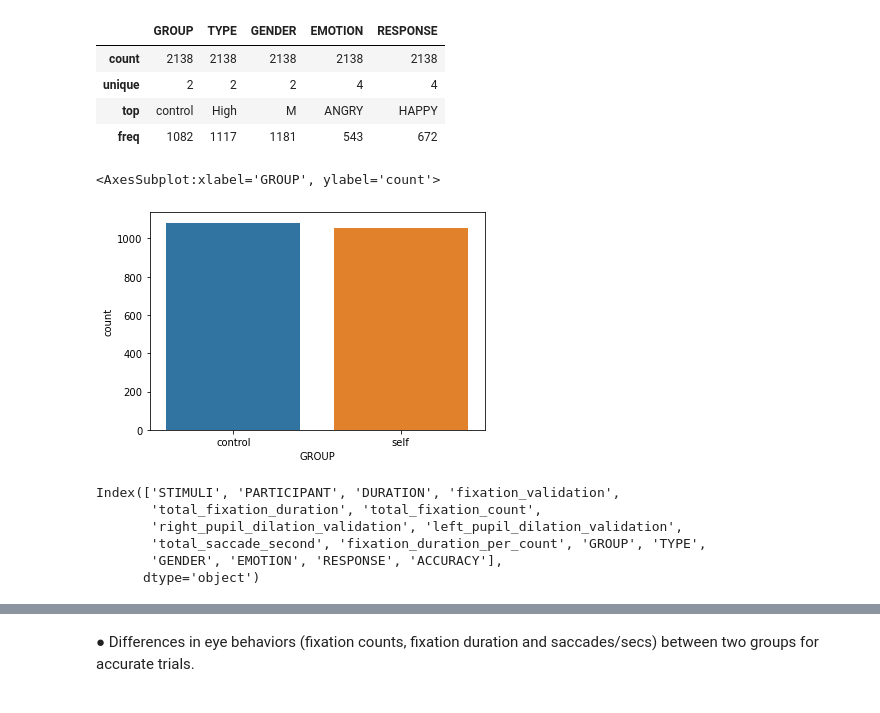
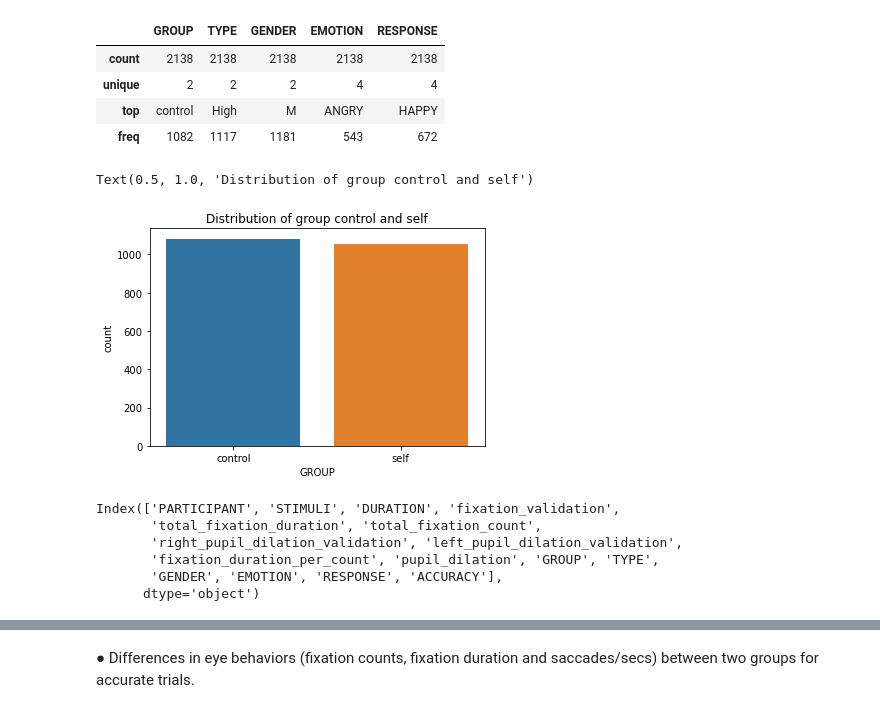
Before and after one commit to EgemenOnatAtam/eye_tracking_data_project, a Jupyter notebook: Eye Tracking Data Analysis Project.ipynb, the cells around one changed output, grey strips where cells are left out. Drawn from its saved outputs; the diff is of its cells as text; code cells hidden in the pictures.

```diff
--- a/Eye Tracking Data Analysis Project.ipynb
+++ b/Eye Tracking Data Analysis Project.ipynb
@@ -529,2 +519,2 @@ df_tam.to_pickle("statistics.pkl")
 # %%
-df_tam = pd.read_pickle("statistics.pkl")
+df_tam_ = pd.read_pickle("statistics.pkl")
@@ -545,17 +562,18 @@ df_tam.select_dtypes("object").describe()
 | top | control | High | M | ANGRY | HAPPY |
 | freq | 1082 | 1117 | 1181 | 543 | 672 |
 # %%
-sns.countplot(x="GROUP",data=df_tam)
+sns.countplot(x="GROUP",data=df_tam_)
+plt.title("Distribution of group control and self")
 # %% [output]
-<AxesSubplot:xlabel='GROUP', ylabel='count'>
+Text(0.5, 1.0, 'Distribution of group control and self')
-[figure, old version]
+[figure, new version]
 # %%
-df_tam.columns
+df_tam_.columns
 # %% [output]
-Index(['STIMULI', 'PARTICIPANT', 'DURATION', 'fixation_validation',
+Index(['PARTICIPANT', 'STIMULI', 'DURATION', 'fixation_validation',
        'total_fixation_duration', 'total_fixation_count',
        'right_pupil_dilation_validation', 'left_pupil_dilation_validation',
-       'total_saccade_second', 'fixation_duration_per_count', 'GROUP', 'TYPE',
+       'fixation_duration_per_count', 'pupil_dilation', 'GROUP', 'TYPE',
        'GENDER', 'EMOTION', 'RESPONSE', 'ACCURACY'],
       dtype='object')
 # %%
```
Also changed, not shown: parts of 112 cells of this notebook.
